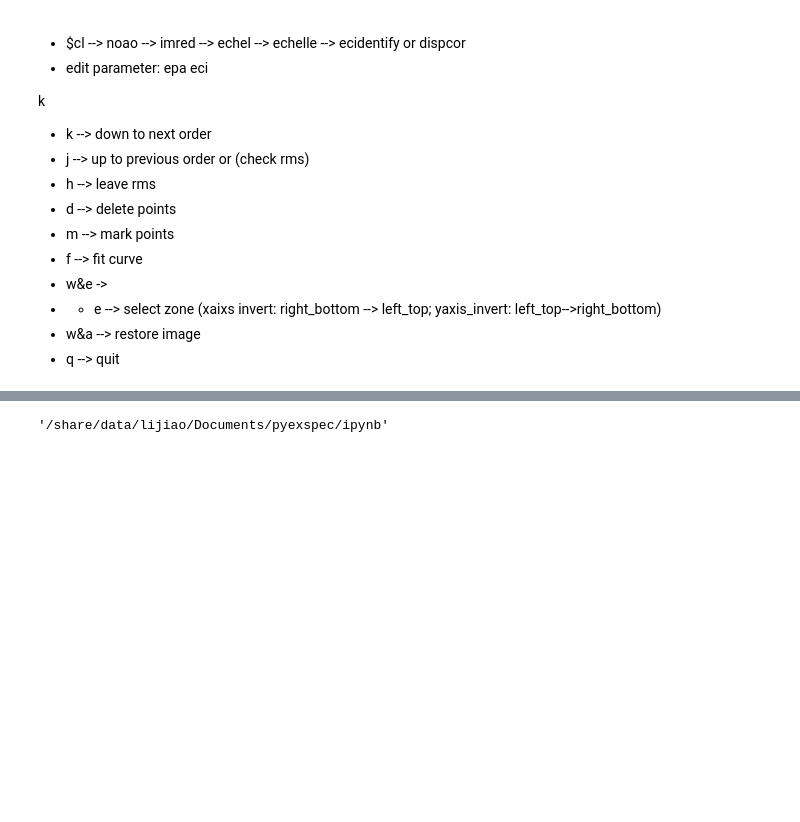
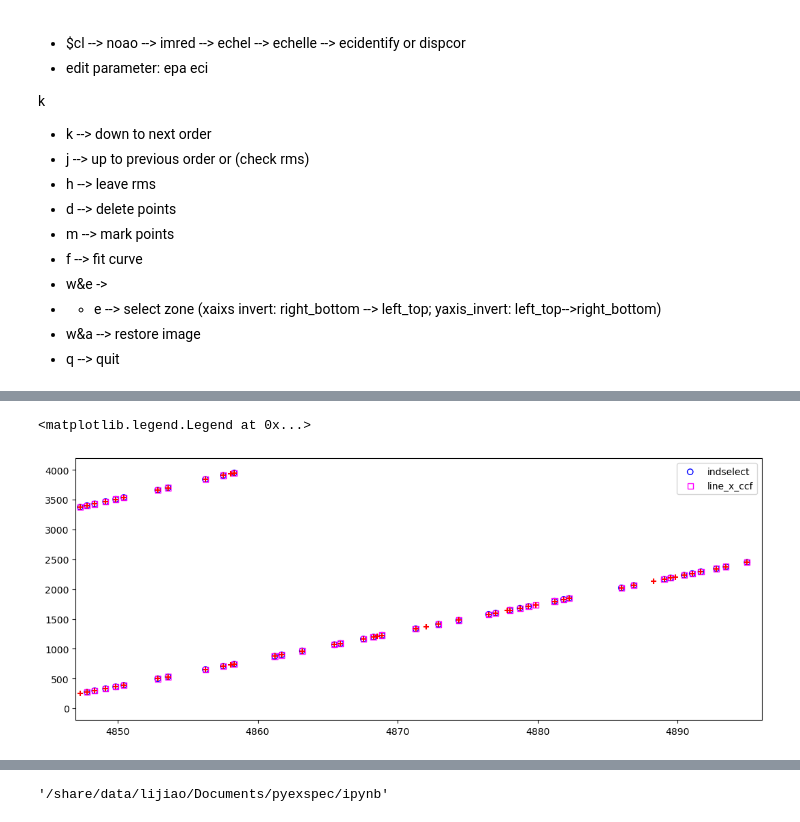
Before and after one commit to lidihei/pyexspec, a Jupyter notebook: ipynb/CECKHIRS_arc_template.ipynb, the cells around one changed output, grey strips where cells are left out. Cells and saved outputs as stored; diff of their text form; code cells hidden in the pictures; blank space fills up the shorter version.

```diff
--- a/ipynb/CECKHIRS_arc_template.ipynb
+++ b/ipynb/CECKHIRS_arc_template.ipynb
@@ -212,13 +178,3 @@ thar_template['wave'], thar_template['flux']
           633.     ],
         [3689.5293 , 4194.9883 , 5280.8564 , ...,  817.     ,  726.     ,
           664.     ]], dtype=float32))
-# %%
-fig, ax = plt.subplots(1,1,figsize=(13,5))
-plt.plot(wave, flux/np.median(flux), label='iraf')
-
-_flux =( dump_obj['spec_extr']/dump_obj['blaze_norm'])[0]
-plt.plot(dump_lamp['wave_solu'][0],_flux/np.median(_flux), label='pyexspec')
-
-plt.xlabel(r'Wavelength $\rm {\AA}$')
-plt.ylabel(r'Flux/median')
-plt.legend()
@@ -337,0 +282,20 @@ array([[3484.49103678,  478.19267972,  104.40395885, ...,   97.5       ,
+# %%
+tlines = dump_lamp['tlines']
+indselect = tlines['indselect']
+fig, ax = plt.subplots(1,1,figsize=(13,5))
+plt.scatter(tlines['line'][indselect], tlines['line_x_ccf'][indselect], fc='none', ec='b', label='indselect')
+plt.scatter(tlines['line'], tlines['line_x_ccf'], fc='none', ec='magenta', label='line_x_ccf', marker='s')
+
+line_x_init = []
+for _wave in waves:
+    _line = linelist[(np.min(_wave)<=linelist) & (linelist<=np.max(_wave))]
+    _x = np.interp(_line, _wave, np.arange(len(_wave)))
+    line_x_init.append(_x)
+    plt.scatter(_line, _x, marker='+', color='r')
+dw = 49
+xlim = 4700+dw*3
+plt.xlim(xlim, xlim+dw)
+plt.legend()
+# %% [output]
+<matplotlib.legend.Legend at 0x...>
+[figure, added]
```
Also changed, not shown: parts of 28 cells of this notebook, 18 other files.
